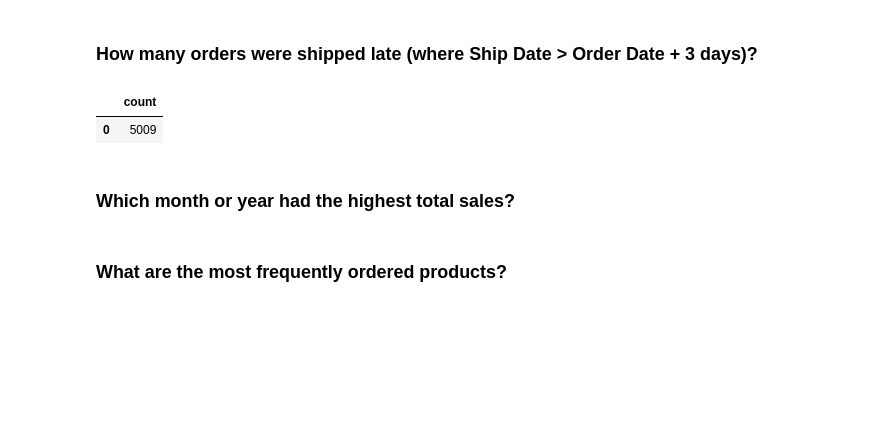
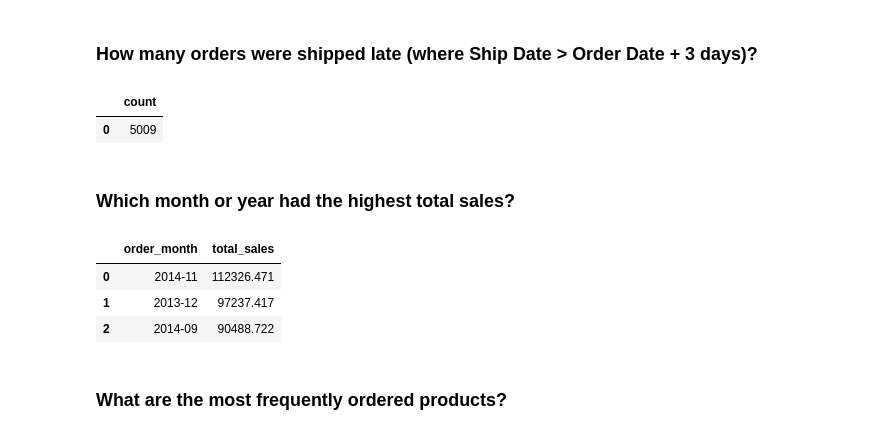
Before and after one commit to KittyRose8267/DA_M3_W4_Workflow, a Jupyter notebook: notebooks/superstore_sales_workflow.ipynb, the cells around one changed output. Cells and saved outputs as stored; diff of their text form; code cells hidden in the pictures; blank space fills up the shorter version.

```diff
--- a/notebooks/superstore_sales_workflow.ipynb
+++ b/notebooks/superstore_sales_workflow.ipynb
@@ -290,2 +286,18 @@ result7
+# %%
+query7 = """
+SELECT strftime('%Y-%m', o.order_date) as order_month, SUM(od.sales) as total_sales
+FROM orders as o
+JOIN order_details as od on od.order_id = o.order_id
+GROUP BY order_month
+ORDER BY total_sales DESC
+LIMIT 3;
+"""
+result7 = pd.read_sql(query7, conn)
+result7
+# %% [output]
+|  | order_month | total_sales |
+| 0 | 2014-11 | 112326.471 |
+| 1 | 2013-12 | 97237.417 |
+| 2 | 2014-09 | 90488.722 |
 # %% [markdown]
 ### What are the most frequently ordered products?
```
Also changed, not shown: parts of 8 cells of this notebook.
